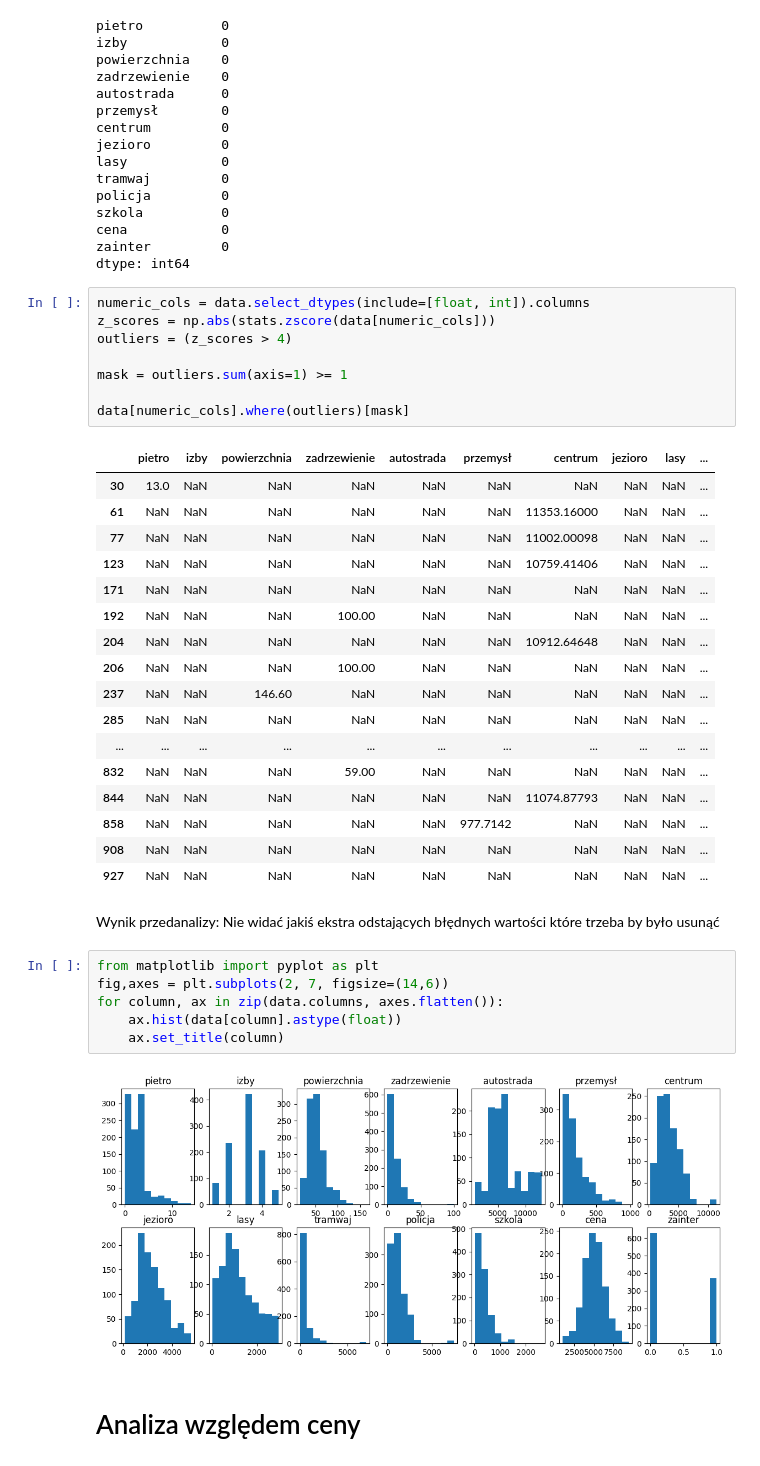
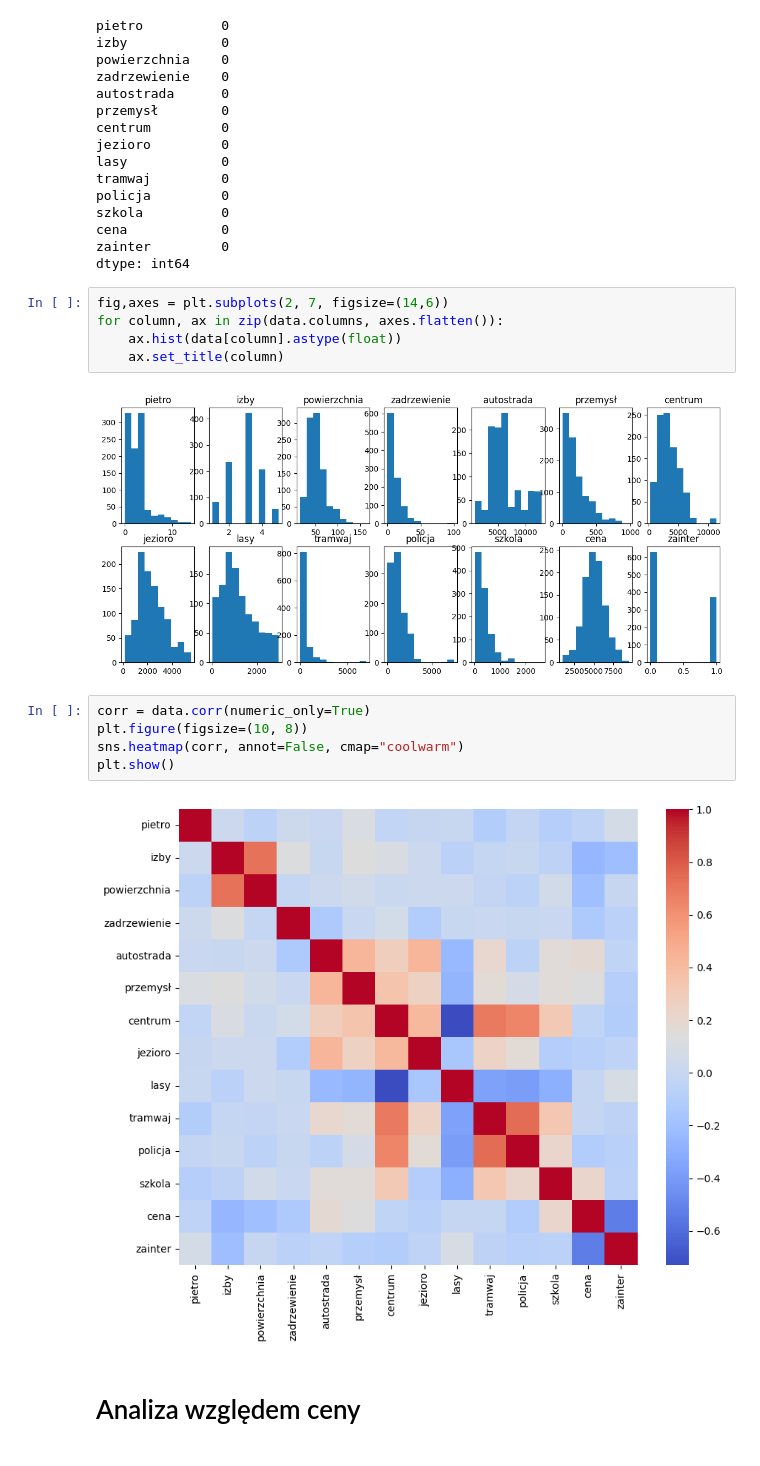
Before and after one commit to Eikthyrnir/UAM_labs, a Jupyter notebook: sem2/interpretacyjne_ml/lab1.ipynb, the cells around one changed output. Drawn from its saved outputs; the diff is of its cells as text.

```diff
--- a/sem2/interpretacyjne_ml/lab1.ipynb
+++ b/sem2/interpretacyjne_ml/lab1.ipynb
@@ -51,41 +62,19 @@ szkola          0
 cena            0
 zainter         0
 dtype: int64
-# %%
-numeric_cols = data.select_dtypes(include=[float, int]).columns
-z_scores = np.abs(stats.zscore(data[numeric_cols]))
-outliers = (z_scores > 4)
-
-mask = outliers.sum(axis=1) >= 1
-
-data[numeric_cols].where(outliers)[mask]
-# %% [output]
-|  | pietro | izby | powierzchnia | zadrzewienie | autostrada | przemysł | centrum | jezioro | lasy | ... |
-| 30 | 13.0 | NaN | NaN | NaN | NaN | NaN | NaN | NaN | NaN | ... |
-| 61 | NaN | NaN | NaN | NaN | NaN | NaN | 11353.16000 | NaN | NaN | ... |
-| 77 | NaN | NaN | NaN | NaN | NaN | NaN | 11002.00098 | NaN | NaN | ... |
-| 123 | NaN | NaN | NaN | NaN | NaN | NaN | 10759.41406 | NaN | NaN | ... |
-| 171 | NaN | NaN | NaN | NaN | NaN | NaN | NaN | NaN | NaN | ... |
-| 192 | NaN | NaN | NaN | 100.00 | NaN | NaN | NaN | NaN | NaN | ... |
-| 204 | NaN | NaN | NaN | NaN | NaN | NaN | 10912.64648 | NaN | NaN | ... |
-| 206 | NaN | NaN | NaN | 100.00 | NaN | NaN | NaN | NaN | NaN | ... |
-| 237 | NaN | NaN | 146.60 | NaN | NaN | NaN | NaN | NaN | NaN | ... |
-| 285 | NaN | NaN | NaN | NaN | NaN | NaN | NaN | NaN | NaN | ... |
-| ... | ... | ... | ... | ... | ... | ... | ... | ... | ... | ... |
-| 832 | NaN | NaN | NaN | 59.00 | NaN | NaN | NaN | NaN | NaN | ... |
-| 844 | NaN | NaN | NaN | NaN | NaN | NaN | 11074.87793 | NaN | NaN | ... |
-| 858 | NaN | NaN | NaN | NaN | NaN | 977.7142 | NaN | NaN | NaN | ... |
-| 908 | NaN | NaN | NaN | NaN | NaN | NaN | NaN | NaN | NaN | ... |
-| 927 | NaN | NaN | NaN | NaN | NaN | NaN | NaN | NaN | NaN | ... |
-# %% [markdown]
-Wynik przedanalizy: Nie widać jakiś ekstra odstających błędnych wartości które trzeba by było usunąć
 # %%
-from matplotlib import pyplot as plt
 fig,axes = plt.subplots(2, 7, figsize=(14,6))
 for column, ax in zip(data.columns, axes.flatten()):
     ax.hist(data[column].astype(float))
     ax.set_title(column)
 # %% [output]
 [figure]
+# %%
+corr = data.corr(numeric_only=True)
+plt.figure(figsize=(10, 8))
+sns.heatmap(corr, annot=False, cmap="coolwarm")
+plt.show()
+# %% [output]
+[figure, added]
 # %% [markdown]
 # Analiza względem ceny
```
Also changed, not shown: parts of 27 cells of this notebook, 2 other files.
